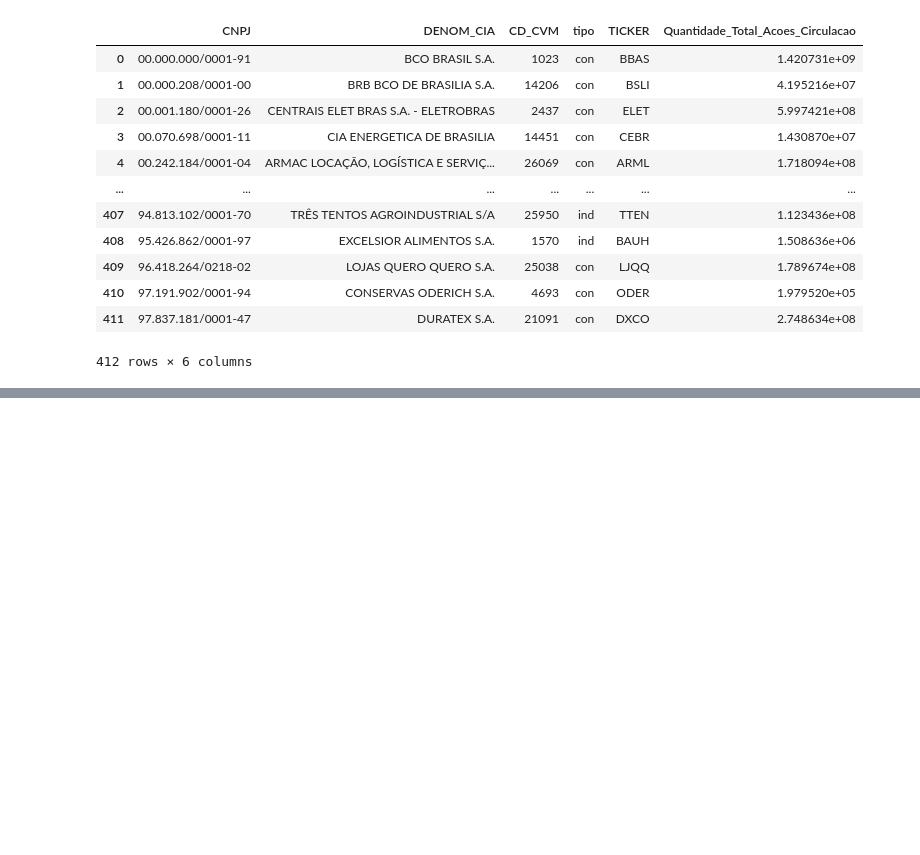
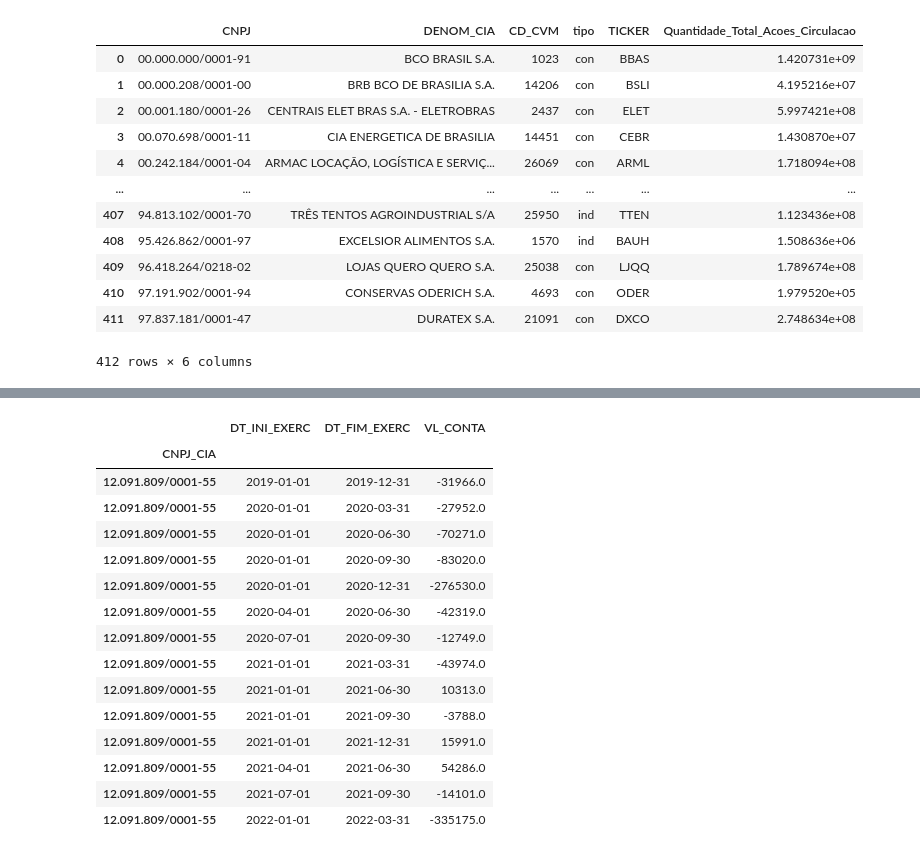
Before and after one commit to ggarmatter/Extrai-dados-CVM, a Jupyter notebook: filtro acoes.ipynb, the cells around one changed output, grey strips where cells are left out. Cells and saved outputs as stored; diff of their text form; code cells hidden in the pictures; blank space fills up the shorter version.

```diff
--- a/filtro acoes.ipynb
+++ b/filtro acoes.ipynb
@@ -470 +468,25 @@ dre
+# %%
+cnpj = cnpj_selecionado
+lucros = dre[(dre.index == cnpj) &
+             ((dre.CD_CONTA == "3.09") | (dre.CD_CONTA == "3.11") ) &
+             ((dre.DS_CONTA == 'Lucro/Prejuízo do Período') | (dre.DS_CONTA == 'Lucro ou Prejuízo Líquido Consolidado do Período') | ((dre.DS_CONTA == 'Lucro/Prejuízo Consolidado do Período')))
+            ][[ "DT_INI_EXERC", "DT_FIM_EXERC","VL_CONTA"]].sort_values(by=["DT_INI_EXERC", "DT_FIM_EXERC"])
+lucros
+# %% [output]
+|  | DT_INI_EXERC | DT_FIM_EXERC | VL_CONTA |
+| CNPJ_CIA |  |  |  |
+| 12.091.809/0001-55 | 2019-01-01 | 2019-12-31 | -31966.0 |
+| 12.091.809/0001-55 | 2020-01-01 | 2020-03-31 | -27952.0 |
+| 12.091.809/0001-55 | 2020-01-01 | 2020-06-30 | -70271.0 |
+| 12.091.809/0001-55 | 2020-01-01 | 2020-09-30 | -83020.0 |
+| 12.091.809/0001-55 | 2020-01-01 | 2020-12-31 | -276530.0 |
+| 12.091.809/0001-55 | 2020-04-01 | 2020-06-30 | -42319.0 |
+| 12.091.809/0001-55 | 2020-07-01 | 2020-09-30 | -12749.0 |
+| 12.091.809/0001-55 | 2021-01-01 | 2021-03-31 | -43974.0 |
+| 12.091.809/0001-55 | 2021-01-01 | 2021-06-30 | 10313.0 |
+| 12.091.809/0001-55 | 2021-01-01 | 2021-09-30 | -3788.0 |
+| 12.091.809/0001-55 | 2021-01-01 | 2021-12-31 | 15991.0 |
+| 12.091.809/0001-55 | 2021-04-01 | 2021-06-30 | 54286.0 |
+| 12.091.809/0001-55 | 2021-07-01 | 2021-09-30 | -14101.0 |
+| 12.091.809/0001-55 | 2022-01-01 | 2022-03-31 | -335175.0 |
 # %%
```
Also changed, not shown: parts of 15 cells of this notebook.
